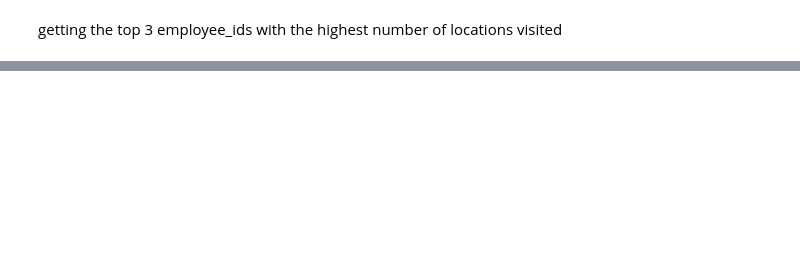
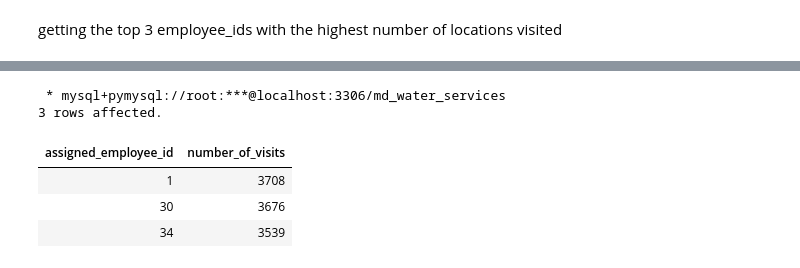
Before and after one commit to allan-bit-web/data_driven_journey_in_Maji_ndogo, a Jupyter notebook: maji_ndogo_water_crisis_part2 .ipynb, the cells around one changed output, grey strips where cells are left out. Drawn from its saved outputs; the diff is of its cells as text; code cells hidden in the pictures; blank space fills up the shorter version.

```diff
--- a/maji_ndogo_water_crisis_part2 .ipynb
+++ b/maji_ndogo_water_crisis_part2 .ipynb
@@ -252,0 +290,17 @@ getting the top 3 employee_ids with the highest number of locations visited
+# %%
+%%sql
+
+SELECT DISTINCT
+    assigned_employee_id,
+    COUNT(visit_count) OVER (PARTITION BY  assigned_employee_id ) AS number_of_visits
+FROM
+     visits
+ORDER BY number_of_visits DESC
+LIMIT 3;
+# %% [output]
+ * mysql+pymysql://root:***@localhost:3306/md_water_services
+3 rows affected.
+| assigned_employee_id | number_of_visits |
+| 1 | 3708 |
+| 30 | 3676 |
+| 34 | 3539 |
```
Also changed, not shown: parts of 7 cells of this notebook.
